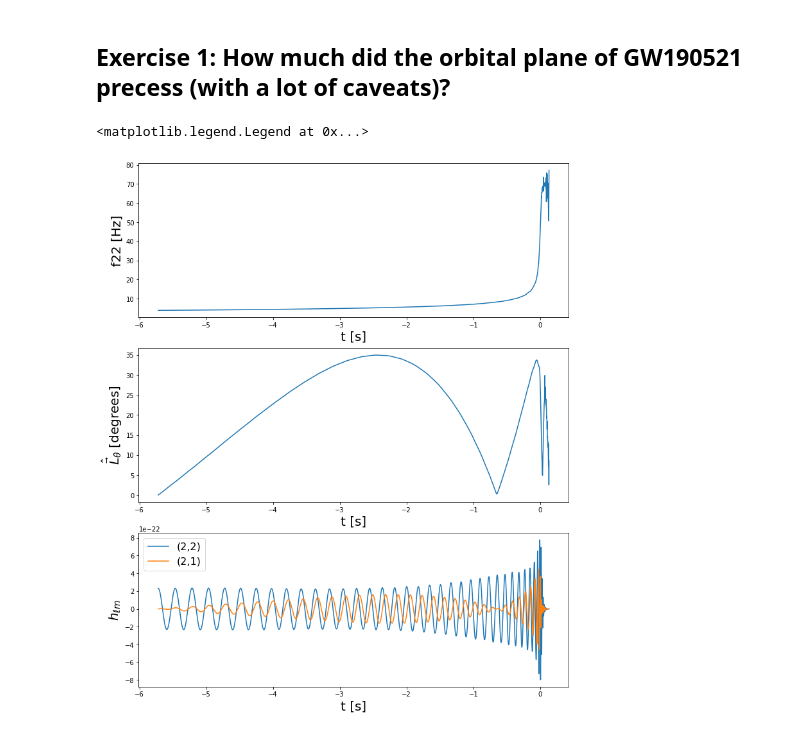
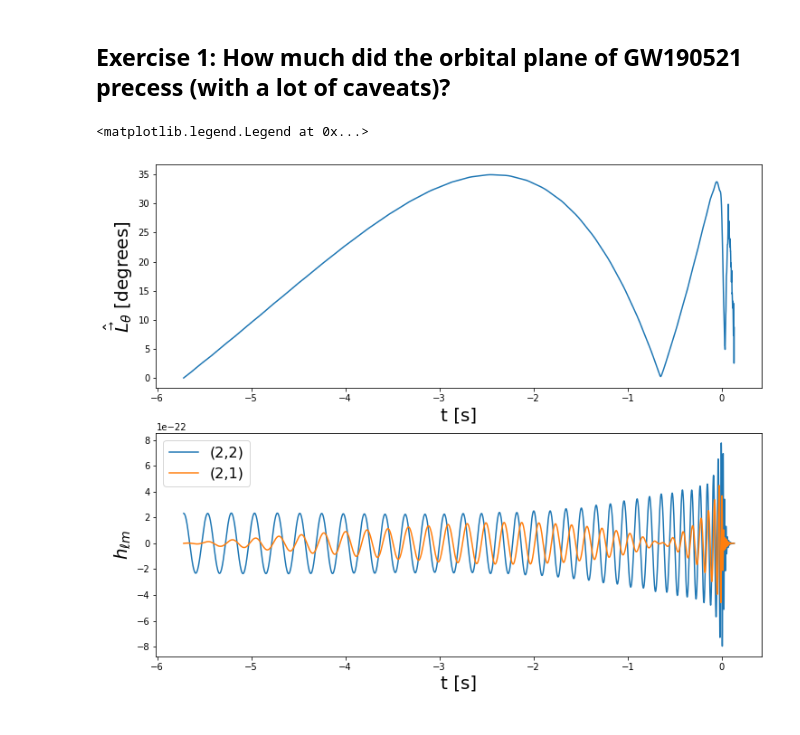
Before and after one commit to vijayvarma392/ICERM_workshop, a Jupyter notebook: gwsurrogate.ipynb, the cells around one changed output. Drawn from its saved outputs; the diff is of its cells as text; code cells hidden in the pictures.

```diff
--- a/gwsurrogate.ipynb
+++ b/gwsurrogate.ipynb
@@ -217,47 +270,39 @@ P.legend(fontsize=14)
 # %% [markdown]
 ## Exercise 1: How much did the orbital plane of GW190521 precess (with a lot of caveats)?
 # %%
-# NOTE: These parameters are only kind of consistent with GW190521, not necessarily the "true" source parameters.
+# NOTE: These parameters are only kind-of consistent with GW190521, not necessarily the "true" source parameters.
 # In addition, this is also based on the assumption that the source was a noneccentric BBH merger.
 # See https://journals.aps.org/prl/pdf/10.1103/PhysRevLett.125.101102 for more details.
 M = 270.                           # Detector frame total mass (MSun)
 q = 1.26                           # Mass ratio
 chiA = [0, 0.69, 0]                # Dimensionless spin of heavier BH
 chiB = [0, 0.73, 0]                # Dimensionless spin of lighter BH
 dist_mpc = 5300.                   # Luminosity distance (Mpc)
 dt = 1./4096.                      # Time step (sec)
 f_ref = 0                          # Reference frequency at which spins are defined (0 means at initial time)
 f_low = 0                          # Start frequency (0 means use full surrogate)
 t, h, dyn = sur(q, chiA, chiB, dt=dt, f_low=f_low, f_ref=f_ref, M=M, \
     dist_mpc=dist_mpc, units='mks', precessing_opts={'return_dynamics': True})
 
 # Orbital angular momentum direction
 LHat = surfinBH._utils.lHat_from_quat(dyn['q_copr']).T
 # Polar angle (theta) of Lhat in spherical coordinates
 LTheta = np.arccos(LHat.T[2]/np.linalg.norm(LHat, axis=1))
 
-orbphase = dyn['orbphase']
-freq22 = np.gradient(orbphase,t)/np.pi  # GW frequency ((2,2) mode frequency in the coprecessing frame to be precise)
-
-fig, axarr = P.subplots(3,1,figsize=(12, 15))
+fig, axarr = P.subplots(2,1,figsize=(12, 10))
 P.subplots_adjust(hspace=0.2, wspace=0.2)
 
 ax = axarr[0]
-ax.plot(t, freq22)
-ax.set_ylabel('f22 [Hz]', fontsize=20)
-ax.set_xlabel('t [s]', fontsize=20)
-
-ax = axarr[1]
 ax.plot(t, LTheta*180/np.pi)
 ax.set_ylabel('$\hat{\\vec{L}}_{\\theta}$ [degrees]', fontsize=20)
 ax.set_xlabel('t [s]', fontsize=20)
 
-ax = axarr[2]
+ax = axarr[1]
 ax.plot(t, h[(2,2)], label='(2,2)')
 ax.plot(t, h[(2,1)], label='(2,1)')
 ax.set_ylabel('$h_{\ell m}$', fontsize=20)
 ax.set_xlabel('t [s]', fontsize=20)
 ax.legend(loc='upper left', fontsize=16)
 # %% [output]
 <matplotlib.legend.Legend at 0x...>
-[figure, old version]
+[figure, new version]
```
Also changed, not shown: parts of 11 cells of this notebook, 2 other files.
